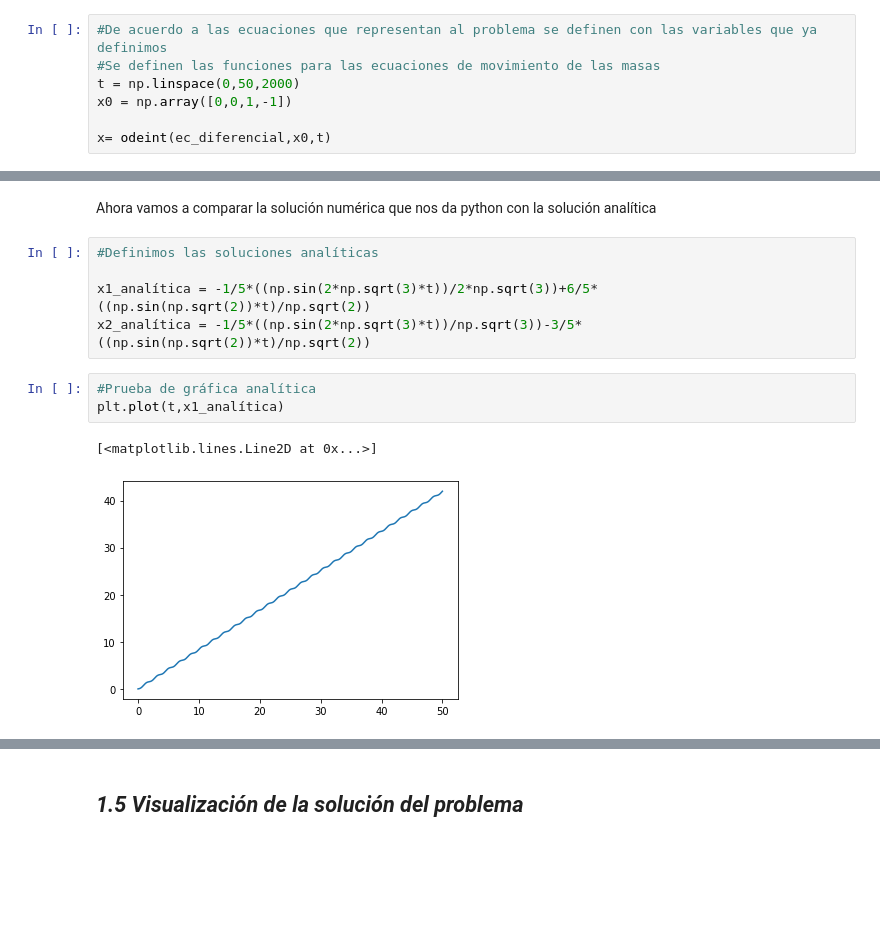
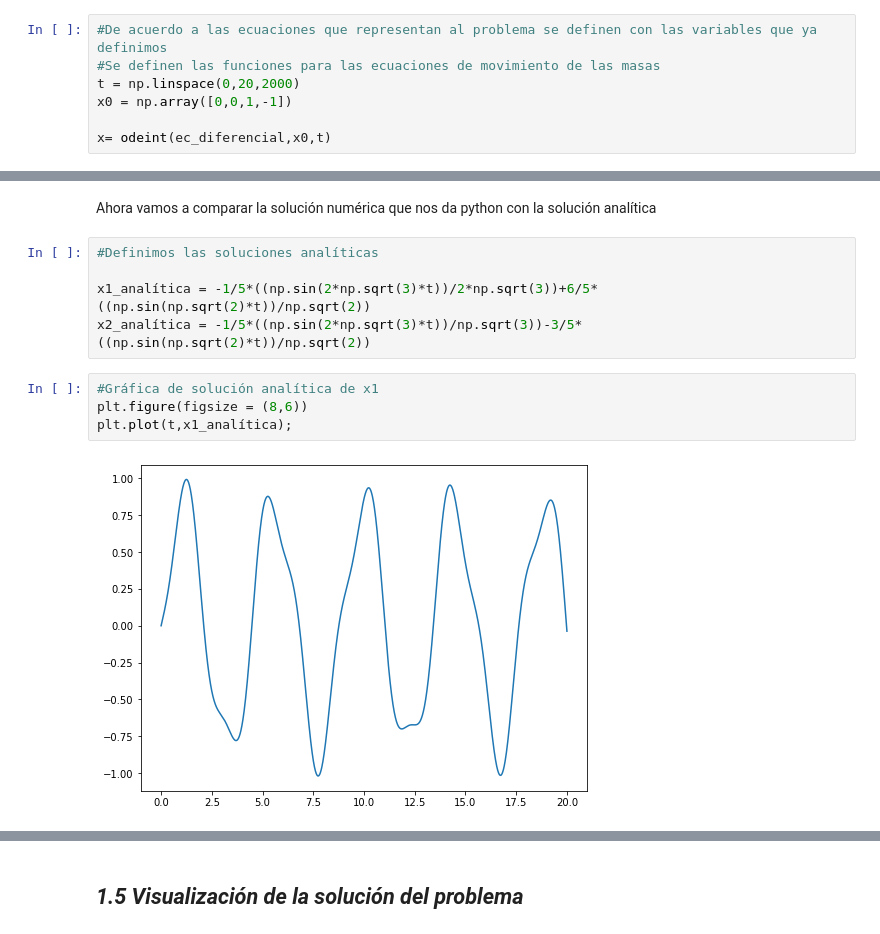
Before and after one commit to JabberTheWock/Proyecto_modulo3, a Jupyter notebook: PM3_HernandezR_MorenoH_CastellanosM.ipynb, the cells around one changed output, grey strips where cells are left out. Drawn from its saved outputs; the diff is of its cells as text; blank space fills up the shorter version.

```diff
--- a/PM3_HernandezR_MorenoH_CastellanosM.ipynb
+++ b/PM3_HernandezR_MorenoH_CastellanosM.ipynb
@@ -64,7 +59,7 @@ def ec_diferencial(x,t):
 # %%
 #De acuerdo a las ecuaciones que representan al problema se definen con las variables que ya definimos
 #Se definen las funciones para las ecuaciones de movimiento de las masas
-t = np.linspace(0,50,2000)
+t = np.linspace(0,20,2000)
 x0 = np.array([0,0,1,-1])
 
 x= odeint(ec_diferencial,x0,t)
@@ -96,11 +94,11 @@ Ahora vamos a comparar la solución numérica que nos da python con la solución
 # %%
 #Definimos las soluciones analíticas
 
-x1_analítica = -1/5*((np.sin(2*np.sqrt(3)*t))/2*np.sqrt(3))+6/5*((np.sin(np.sqrt(2))*t)/np.sqrt(2))
-x2_analítica = -1/5*((np.sin(2*np.sqrt(3)*t))/np.sqrt(3))-3/5*((np.sin(np.sqrt(2))*t)/np.sqrt(2))
+x1_analítica = -1/5*((np.sin(2*np.sqrt(3)*t))/2*np.sqrt(3))+6/5*((np.sin(np.sqrt(2)*t))/np.sqrt(2))
+x2_analítica = -1/5*((np.sin(2*np.sqrt(3)*t))/np.sqrt(3))-3/5*((np.sin(np.sqrt(2)*t))/np.sqrt(2))
 # %%
-#Prueba de gráfica analítica
-plt.plot(t,x1_analítica)
+#Gráfica de solución analítica de x1
+plt.figure(figsize = (8,6))
+plt.plot(t,x1_analítica);
 # %% [output]
-[<matplotlib.lines.Line2D at 0x...>]
-[figure, old version]
+[figure, new version]
```
Also changed, not shown: parts of 8 cells of this notebook.
